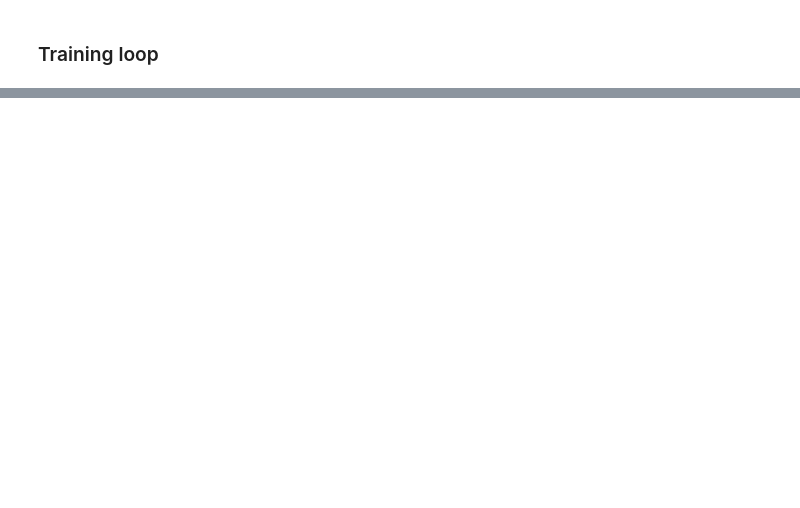
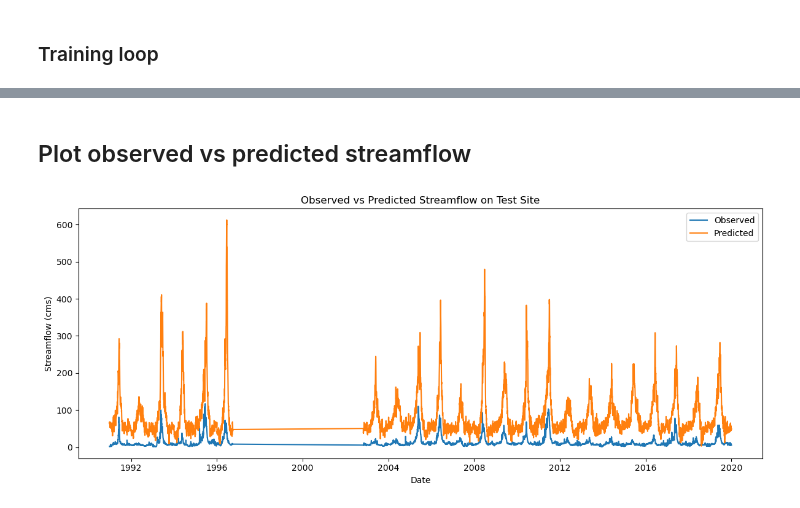
Before and after one commit to adernbach/hydroinformaticshomework3, a Jupyter notebook: LSTM.ipynb, the cells around one changed output, grey strips where cells are left out. Drawn from its saved outputs; the diff is of its cells as text; code cells hidden in the pictures; blank space fills up the shorter version.

```diff
--- a/LSTM.ipynb
+++ b/LSTM.ipynb
@@ -244,0 +338,14 @@ if best_state is not None:
+# %% [markdown]
+## Plot observed vs predicted streamflow
+# %%
+plt.figure(figsize=(12, 5))
+plt.plot(d_test, obs_flow, label='Observed')
+plt.plot(d_test, pred_flow, label='Predicted')
+plt.xlabel('Date')
+plt.ylabel('Streamflow (cms)')
+plt.title('Observed vs Predicted Streamflow on Test Site')
+plt.legend()
+plt.tight_layout()
+plt.show()
+# %% [output]
+[figure, added]
```
Also changed, not shown: parts of 20 cells of this notebook, 26 other files.
